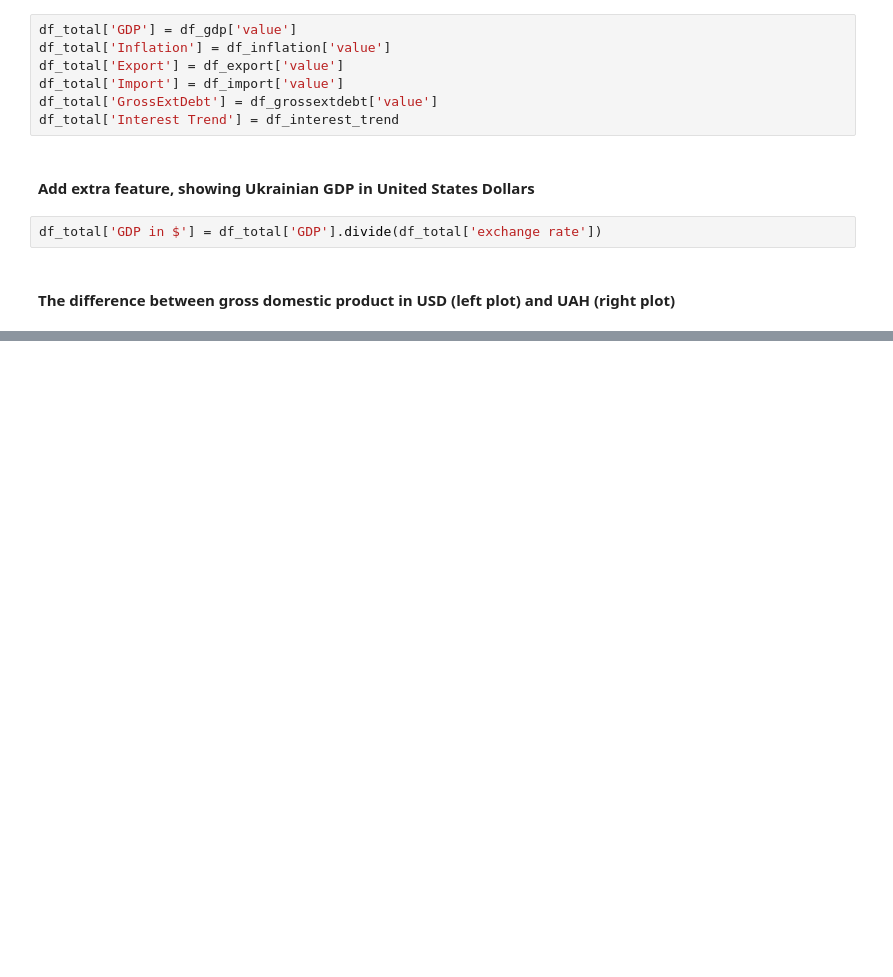
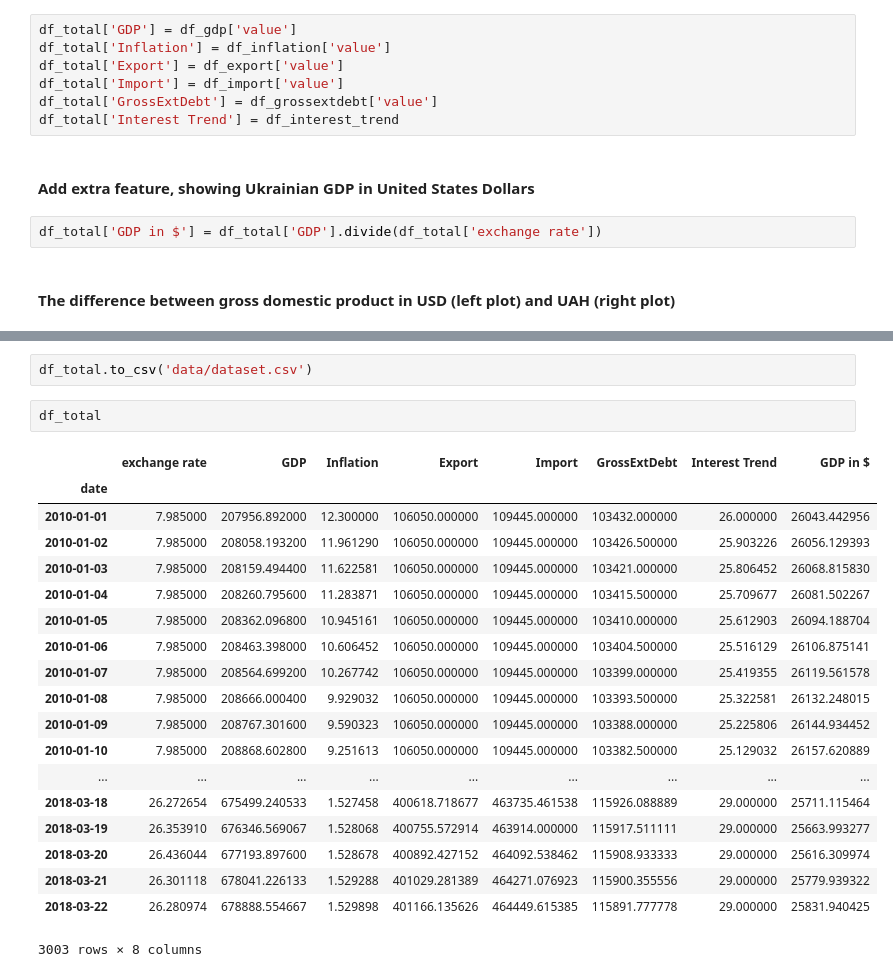
Before and after one commit to yuriimchg/UAH-exhange-rate-prediction, a Jupyter notebook: data_cleaning.ipynb, the cells around one changed output, grey strips where cells are left out. Drawn from its saved outputs; the diff is of its cells as text; blank space fills up the shorter version.

```diff
--- a/data_cleaning.ipynb
+++ b/data_cleaning.ipynb
@@ -372,0 +387,24 @@ plt.show()
+# %%
+df_total.to_csv('data/dataset.csv')
+# %%
+df_total
+# %% [output]
+|  | exchange rate | GDP | Inflation | Export | Import | GrossExtDebt | Interest Trend | GDP in $ |
+| date |  |  |  |  |  |  |  |  |
+| 2010-01-01 | 7.985000 | 207956.892000 | 12.300000 | 106050.000000 | 109445.000000 | 103432.000000 | 26.000000 | 26043.442956 |
+| 2010-01-02 | 7.985000 | 208058.193200 | 11.961290 | 106050.000000 | 109445.000000 | 103426.500000 | 25.903226 | 26056.129393 |
+| 2010-01-03 | 7.985000 | 208159.494400 | 11.622581 | 106050.000000 | 109445.000000 | 103421.000000 | 25.806452 | 26068.815830 |
+| 2010-01-04 | 7.985000 | 208260.795600 | 11.283871 | 106050.000000 | 109445.000000 | 103415.500000 | 25.709677 | 26081.502267 |
+| 2010-01-05 | 7.985000 | 208362.096800 | 10.945161 | 106050.000000 | 109445.000000 | 103410.000000 | 25.612903 | 26094.188704 |
+| 2010-01-06 | 7.985000 | 208463.398000 | 10.606452 | 106050.000000 | 109445.000000 | 103404.500000 | 25.516129 | 26106.875141 |
+| 2010-01-07 | 7.985000 | 208564.699200 | 10.267742 | 106050.000000 | 109445.000000 | 103399.000000 | 25.419355 | 26119.561578 |
+| 2010-01-08 | 7.985000 | 208666.000400 | 9.929032 | 106050.000000 | 109445.000000 | 103393.500000 | 25.322581 | 26132.248015 |
+| 2010-01-09 | 7.985000 | 208767.301600 | 9.590323 | 106050.000000 | 109445.000000 | 103388.000000 | 25.225806 | 26144.934452 |
+| 2010-01-10 | 7.985000 | 208868.602800 | 9.251613 | 106050.000000 | 109445.000000 | 103382.500000 | 25.129032 | 26157.620889 |
+| ... | ... | ... | ... | ... | ... | ... | ... | ... |
+| 2018-03-18 | 26.272654 | 675499.240533 | 1.527458 | 400618.718677 | 463735.461538 | 115926.088889 | 29.000000 | 25711.115464 |
+| 2018-03-19 | 26.353910 | 676346.569067 | 1.528068 | 400755.572914 | 463914.000000 | 115917.511111 | 29.000000 | 25663.993277 |
+| 2018-03-20 | 26.436044 | 677193.897600 | 1.528678 | 400892.427152 | 464092.538462 | 115908.933333 | 29.000000 | 25616.309974 |
+| 2018-03-21 | 26.301118 | 678041.226133 | 1.529288 | 401029.281389 | 464271.076923 | 115900.355556 | 29.000000 | 25779.939322 |
+| 2018-03-22 | 26.280974 | 678888.554667 | 1.529898 | 401166.135626 | 464449.615385 | 115891.777778 | 29.000000 | 25831.940425 |
+3003 rows × 8 columns
```
Also changed, not shown: parts of 12 cells of this notebook.
